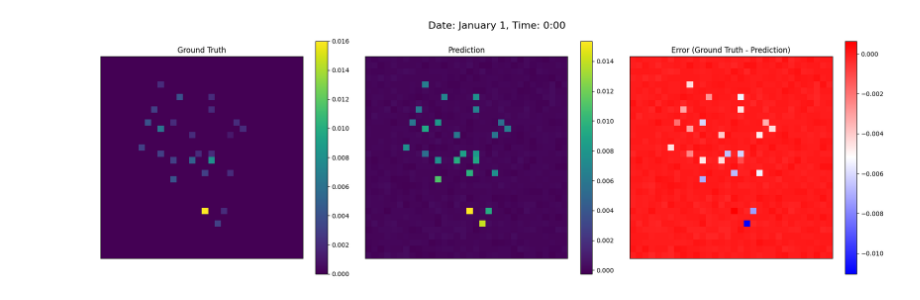
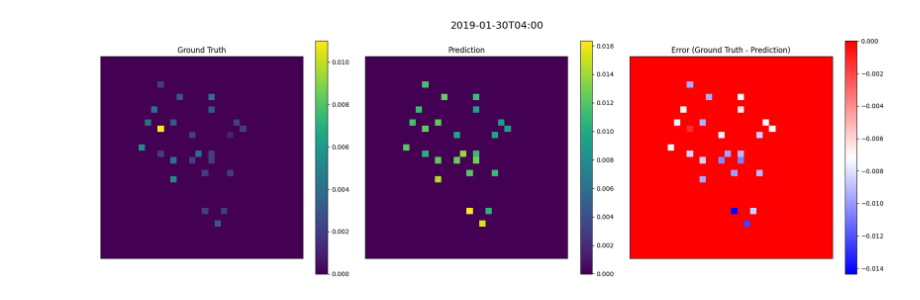
Before and after one commit to kminseong841/ML-Research, a Jupyter notebook: 3D_Ozone_predict_CNN.ipynb, the cells around one changed output. Cells and saved outputs as stored; diff of their text form; code cells hidden in the pictures.

Commit message:
3 train, 1 prediction
모델수정, 시각화 수정

```diff
--- a/3D_Ozone_predict_CNN.ipynb
+++ b/3D_Ozone_predict_CNN.ipynb
@@ -240,0 +272,6 @@ print(Ozone_predict)
+# %%
+# 모델 사용
+Ozone_predict = model.predict(X)
+Ozone_predict = Ozone_predict.reshape(-1, 32, 32)
+
+print(Ozone_predict)
@@ -242,17 +317,17 @@ print(Ozone_predict)
 # 시각화 코드
 
 # 이미 학습된 모델의 예측 결과와 실제 데이터를 가지고 있다고 가정합니다.
-# Ozone_predict: 모델이 예측한 오존 농도 (shape: [31, 24, 32, 32])
-# label_grid_data: 실제 오존 농도 (shape: [31, 24, 32, 32, 1])
+# Ozone_predict: 모델이 예측한 오존 농도 (shape: [744, 32, 32])
+# label_grid_data: 실제 오존 농도 (shape: [744, 1, 32, 32, 1])
 
 # 실제 데이터의 마지막 차원 제거 (차원 맞추기)
-ground_truth = label_grid_data[..., 0]  # shape: [31, 24, 32, 32]
+ground_truth = label_grid_data.reshape(-1, grid_size, grid_size)  # shape: [744, 32, 32]
 
 # 에러 계산
-error = ground_truth - Ozone_predict  # shape: [31, 24, 32, 32]
+error = ground_truth - Ozone_predict  # shape: [744, 32, 32]
 
 # 시각화를 위한 함수 정의
-def plot_ozone_maps(day_index, hour_index):
+def plot_ozone_maps(index):
     """
     특정 날짜와 시간에 대한 오존 농도의 실제값, 예측값, 에러를 시각화합니다.
 
@@ -261,39 +336,41 @@ def plot_ozone_maps(day_index, hour_index):
     - hour_index (int): 0부터 23까지의 시간 인덱스
     """
     # 데이터 추출
-    gt = ground_truth[day_index, hour_index]  # 실제 값
-    pred = Ozone_predict[day_index, hour_index]  # 예측 값
-    err = error[day_index, hour_index]  # 에러
+    gt = ground_truth[index]  # 실제 값
+    pred = Ozone_predict[index]  # 예측 값
+    err = error[index]  # 에러
 
     # 플롯 설정
     fig, axes = plt.subplots(1, 3, figsize=(18, 6))
 
     # Ground Truth 시각화
     im1 = axes[0].imshow(gt, cmap='viridis', interpolation='nearest')
     axes[0].set_title('Ground Truth')
     plt.colorbar(im1, ax=axes[0])
 
     # Prediction 시각화
     im2 = axes[1].imshow(pred, cmap='viridis', interpolation='nearest')
     axes[1].set_title('Prediction')
     plt.colorbar(im2, ax=axes[1])
 
     # Error 시각화
     im3 = axes[2].imshow(err, cmap='bwr', interpolation='nearest')
     axes[2].set_title('Error (Ground Truth - Prediction)')
     plt.colorbar(im3, ax=axes[2])
 
     # 공통 설정
     for ax in axes:
         ax.set_xticks([])
         ax.set_yticks([])
 
+    data_date = time_stamp[index].astype(str)
+
     # 전체 제목 설정
-    fig.suptitle(f"Date: January {day_index + 1}, Time: {hour_index}:00", fontsize=16)
+    fig.suptitle(data_date, fontsize=16)
     plt.tight_layout()
     plt.show()
 
 # 예시: 1월 1일 0시 데이터를 시각화
-plot_ozone_maps(day_index=0, hour_index=0)
+plot_ozone_maps(index=700)
 # %% [output]
-[figure, old version]
+[figure, new version]
```
Also changed, not shown: parts of 6 cells of this notebook.
